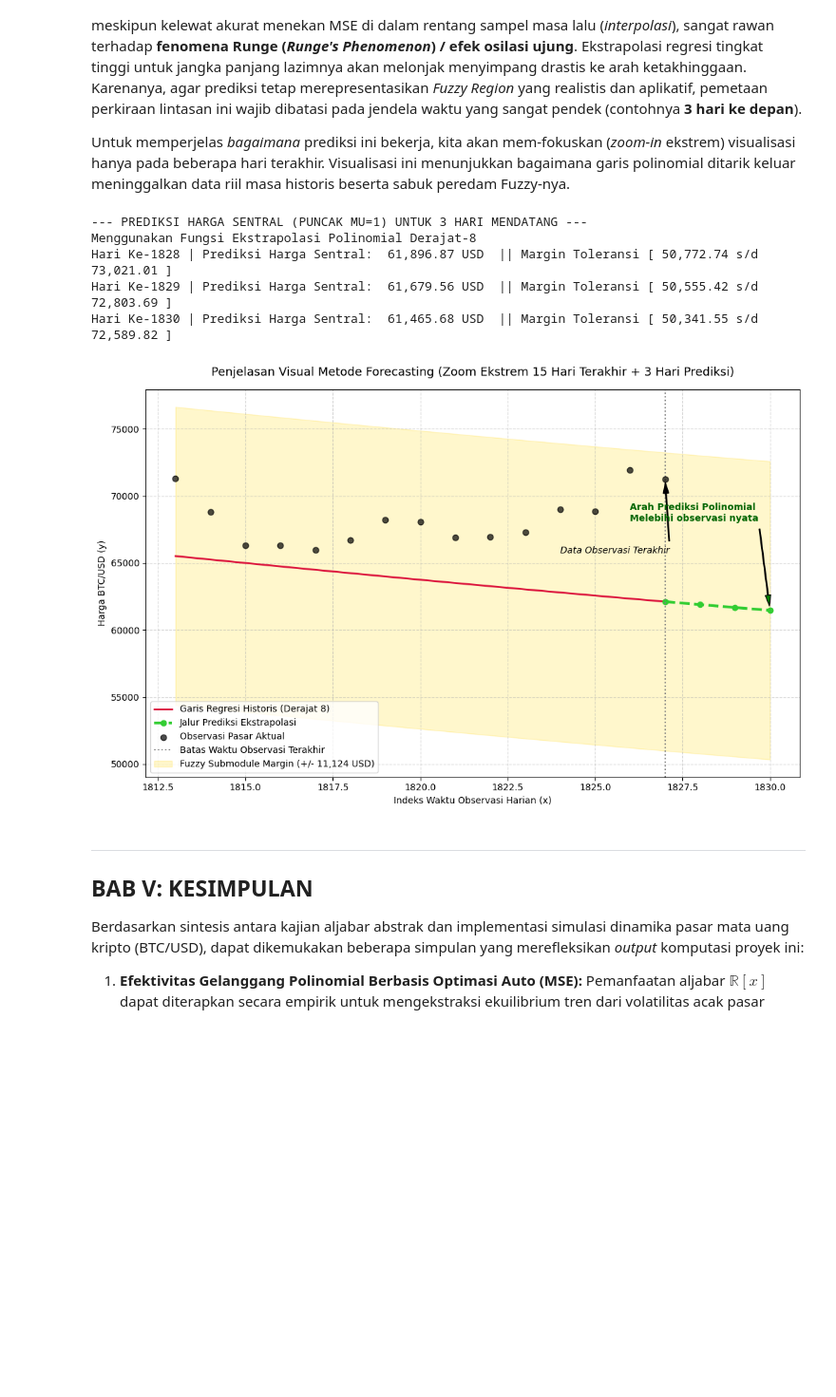
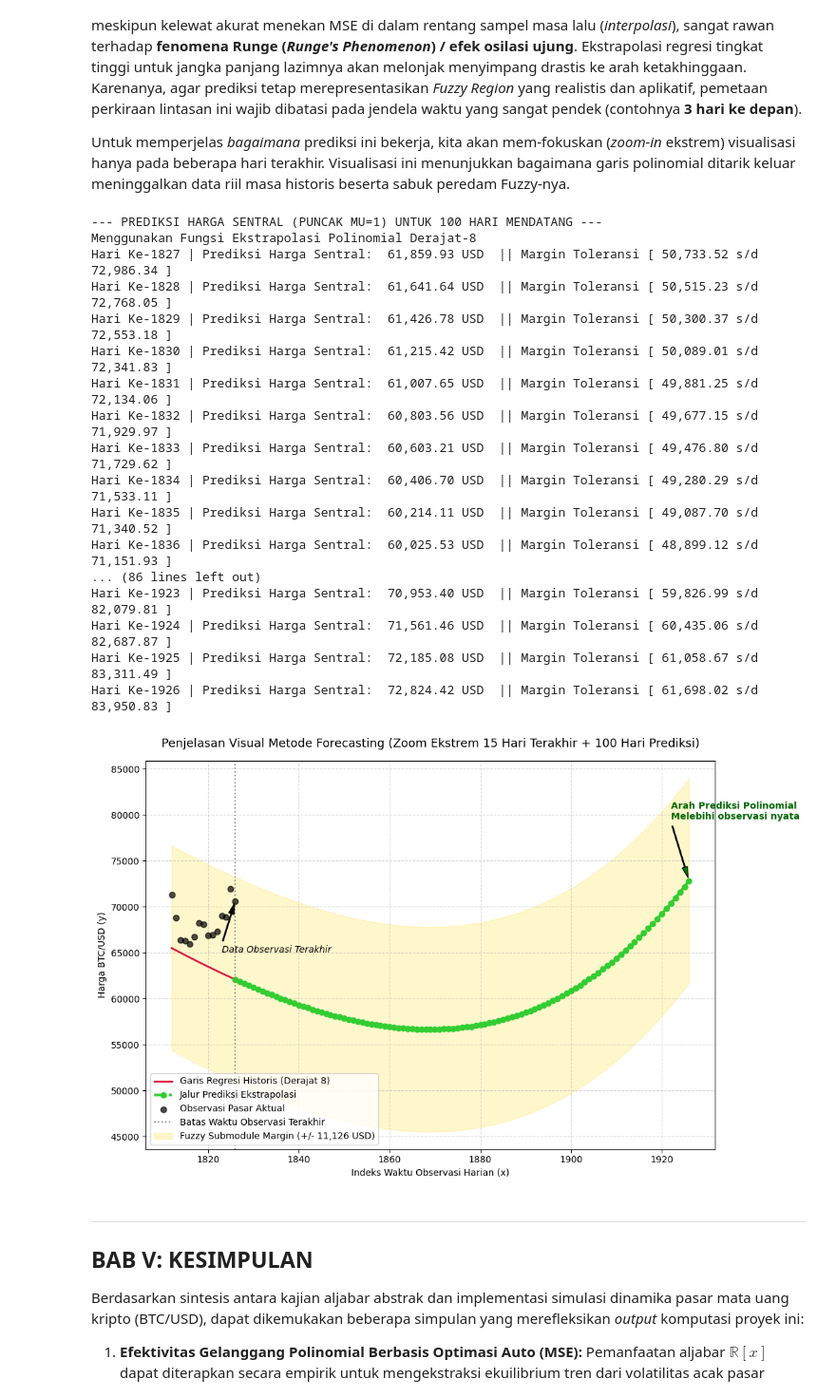
Before and after one commit to TetewHeroez/Tugas-Kuliah, a Jupyter notebook: Semester 8/Teori Modul/Modul Fuzzy/ModulFuzzy.ipynb, the cells around one changed output. Shown at 95% size. Cells and saved outputs as stored; diff of their text form; code cells hidden in the pictures; blank space fills up the shorter version.

```diff
--- a/Semester 8/Teori Modul/Modul Fuzzy/ModulFuzzy.ipynb
+++ b/Semester 8/Teori Modul/Modul Fuzzy/ModulFuzzy.ipynb
@@ -296,8 +296,7 @@ Namun, perlu dibarengi sebuah *caveat* (peringatan) secara matematis: Regresi po
 
 Untuk memperjelas *bagaimana* prediksi ini bekerja, kita akan mem-fokuskan (*zoom-in* ekstrem) visualisasi hanya pada beberapa hari terakhir. Visualisasi ini menunjukkan bagaimana garis polinomial ditarik keluar meninggalkan data riil masa historis beserta sabuk peredam Fuzzy-nya.
 # %%
-# Penentuan Forecasting Kripto 3 Hari ke Depan (Jangka Pendek)
-hari_prediksi = 3
+hari_prediksi = 100
 hari_terakhir = x_data[-1]
 
 print(f"--- PREDIKSI HARGA SENTRAL (PUNCAK MU=1) UNTUK {hari_prediksi} HARI MENDATANG ---")
@@ -332,38 +331,50 @@ ax.scatter(x_data[-observasi_pinggir:], y_data[-observasi_pinggir:], color='blac
 # 4. Sorot titik pisah (Batas Saat Ini)
 ax.axvline(x=hari_terakhir, color='gray', linestyle=':', label='Batas Waktu Observasi Terakhir')
 
 # 5. Anotasi Interaktif (Teks penjelasan di dalam grafik)
 y_aktual_terakhir = y_data[-1]
 ax.annotate('Data Observasi Terakhir',
             xy=(hari_terakhir, y_aktual_terakhir),
             xytext=(hari_terakhir - 3, y_aktual_terakhir - (d_margin*0.5)),
             arrowprops=dict(facecolor='black', shrink=0.05, width=1, headwidth=6),
             fontstyle='italic')
 
 ax.annotate('Arah Prediksi Polinomial\nMelebihi observasi nyata',
             xy=(x_future[-1], y_future_ideal[-1]),
             xytext=(x_future[-1] - 4, y_future_ideal[-1] + (d_margin*0.6)),
             arrowprops=dict(facecolor='green', shrink=0.05, width=1, headwidth=6),
             color='darkgreen', weight='bold')
 
 # 6. Toleransi Fuzzy (Spread Margin)
 ax.fill_between(x_tinjauan, y_tinjauan - d_margin, y_tinjauan + d_margin, color='gold', alpha=0.2, label=f'Fuzzy Submodule Margin (+/- {d_margin:,.0f} USD)')
 
 ax.set_title(f'Penjelasan Visual Metode Forecasting (Zoom Ekstrem {observasi_pinggir} Hari Terakhir + {hari_prediksi} Hari Prediksi)', fontsize=13, pad=15)
 ax.set_xlabel('Indeks Waktu Observasi Harian (x)')
 ax.set_ylabel('Harga BTC/USD (y)')
 ax.grid(True, ls='--', alpha=0.5)
 ax.legend(loc='lower left')
 
 plt.tight_layout()
 plt.show()
 # %% [output]
---- PREDIKSI HARGA SENTRAL (PUNCAK MU=1) UNTUK 3 HARI MENDATANG ---
+--- PREDIKSI HARGA SENTRAL (PUNCAK MU=1) UNTUK 100 HARI MENDATANG ---
 Menggunakan Fungsi Ekstrapolasi Polinomial Derajat-8
-Hari Ke-1828 | Prediksi Harga Sentral:  61,896.87 USD  || Margin Toleransi [ 50,772.74 s/d 73,021.01 ]
-Hari Ke-1829 | Prediksi Harga Sentral:  61,679.56 USD  || Margin Toleransi [ 50,555.42 s/d 72,803.69 ]
-Hari Ke-1830 | Prediksi Harga Sentral:  61,465.68 USD  || Margin Toleransi [ 50,341.55 s/d 72,589.82 ]
+Hari Ke-1827 | Prediksi Harga Sentral:  61,859.93 USD  || Margin Toleransi [ 50,733.52 s/d 72,986.34 ]
+Hari Ke-1828 | Prediksi Harga Sentral:  61,641.64 USD  || Margin Toleransi [ 50,515.23 s/d 72,768.05 ]
+Hari Ke-1829 | Prediksi Harga Sentral:  61,426.78 USD  || Margin Toleransi [ 50,300.37 s/d 72,553.18 ]
+Hari Ke-1830 | Prediksi Harga Sentral:  61,215.42 USD  || Margin Toleransi [ 50,089.01 s/d 72,341.83 ]
+Hari Ke-1831 | Prediksi Harga Sentral:  61,007.65 USD  || Margin Toleransi [ 49,881.25 s/d 72,134.06 ]
+Hari Ke-1832 | Prediksi Harga Sentral:  60,803.56 USD  || Margin Toleransi [ 49,677.15 s/d 71,929.97 ]
+Hari Ke-1833 | Prediksi Harga Sentral:  60,603.21 USD  || Margin Toleransi [ 49,476.80 s/d 71,729.62 ]
+Hari Ke-1834 | Prediksi Harga Sentral:  60,406.70 USD  || Margin Toleransi [ 49,280.29 s/d 71,533.11 ]
+Hari Ke-1835 | Prediksi Harga Sentral:  60,214.11 USD  || Margin Toleransi [ 49,087.70 s/d 71,340.52 ]
+Hari Ke-1836 | Prediksi Harga Sentral:  60,025.53 USD  || Margin Toleransi [ 48,899.12 s/d 71,151.93 ]
+... (86 lines left out)
+Hari Ke-1923 | Prediksi Harga Sentral:  70,953.40 USD  || Margin Toleransi [ 59,826.99 s/d 82,079.81 ]
+Hari Ke-1924 | Prediksi Harga Sentral:  71,561.46 USD  || Margin Toleransi [ 60,435.06 s/d 82,687.87 ]
+Hari Ke-1925 | Prediksi Harga Sentral:  72,185.08 USD  || Margin Toleransi [ 61,058.67 s/d 83,311.49 ]
+Hari Ke-1926 | Prediksi Harga Sentral:  72,824.42 USD  || Margin Toleransi [ 61,698.02 s/d 83,950.83 ]
-[figure, old version]
+[figure, new version]
 # %% [markdown]
 ---
 ## BAB V: KESIMPULAN
```
Also changed, not shown: parts of 4 cells of this notebook, 1 other file.
